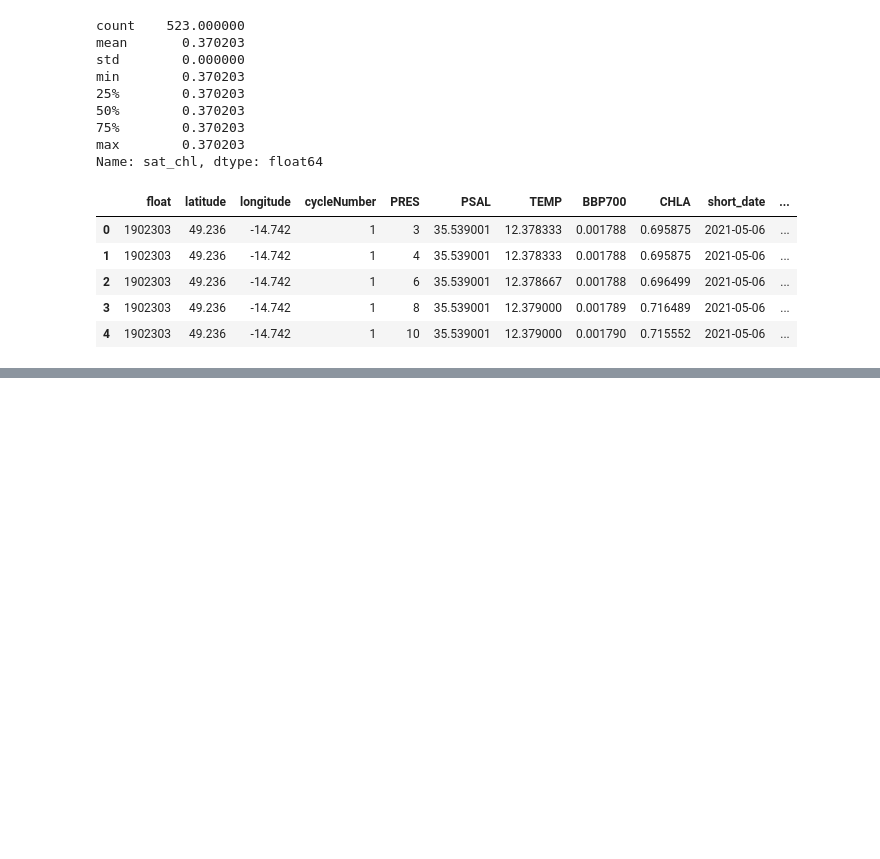
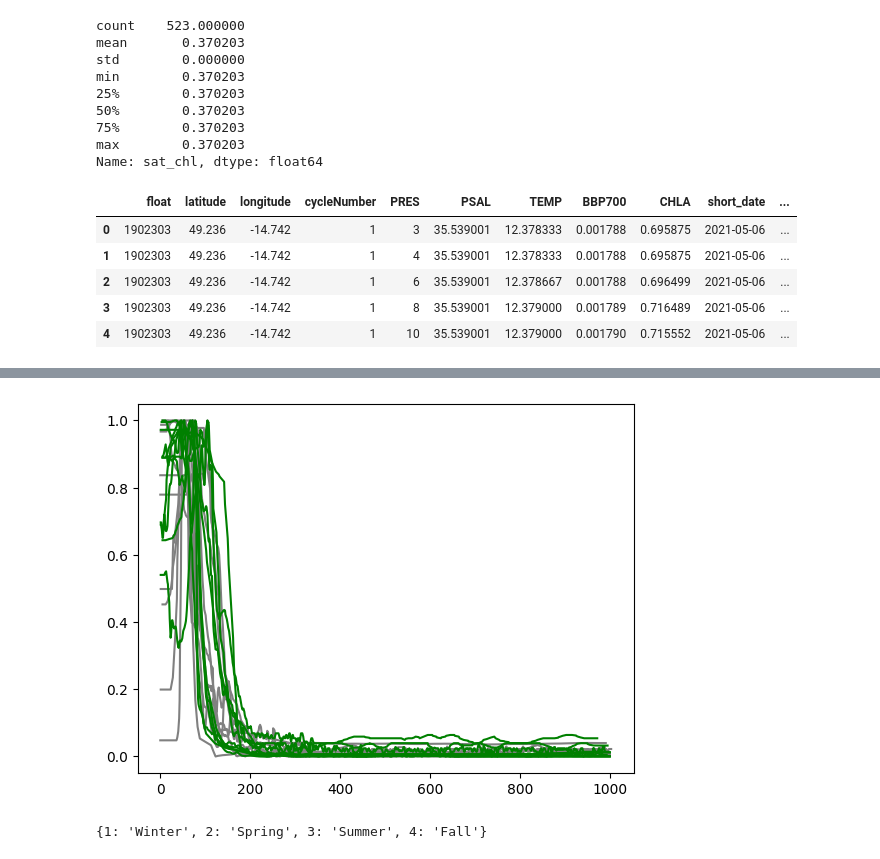
Before and after one commit to gnyirjesy/ocean-depth-characterization, a Jupyter notebook: EDA/clustering_gn.ipynb, the cells around one changed output, grey strips where cells are left out. Cells and saved outputs as stored; diff of their text form; code cells hidden in the pictures; blank space fills up the shorter version.

```diff
--- a/EDA/clustering_gn.ipynb
+++ b/EDA/clustering_gn.ipynb
@@ -277,0 +227,5 @@ _ = plt.plot(xdata, ydata,'x')
+# %%
+#Choose k=6 bc max silhouette
+clustering_kmeans = KMeans(n_clusters=6)
+clusters = clustering_kmeans.fit_predict(pivoted_clustering)
+pivoted['cluster'] = clusters
@@ -277,0 +242,3 @@ _ = plt.plot(xdata, ydata,'x')
+# %%
+cluster_df = df[['float','latitude','longitude','cycleNumber','PRES','PRES_binned','norm_BBP700','norm_CHLA']].merge(pivoted[['float','cycleNumber','cluster']], how='left',on=['float','cycleNumber'])
+cluster_df.head()
@@ -277,0 +252,18 @@ _ = plt.plot(xdata, ydata,'x')
+# %%
+test = cluster_df[cluster_df['cluster']==1]
+test_float_cycle = test[['float','cycleNumber']].drop_duplicates()
+test2 = cluster_df[cluster_df['cluster']==2]
+test_float_cycle2 = test2[['float','cycleNumber']].drop_duplicates()
+# %%
+import random
+randomlist = random.sample(range(0, len(test_float_cycle)), 10)
+randomlist2 = random.sample(range(0, len(test_float_cycle2)), 10)
+# %%
+for i in randomlist:
+    temp = test[(test['float'] == test_float_cycle.iloc[i]['float'])&(test['cycleNumber'] == test_float_cycle.iloc[i]['cycleNumber'])]
+    plt.plot(temp['PRES'],temp['norm_CHLA'], color='gray')
+for i in randomlist2:
+    temp = test2[(test2['float'] == test_float_cycle2.iloc[i]['float'])&(test2['cycleNumber'] == test_float_cycle2.iloc[i]['cycleNumber'])]
+    plt.plot(temp['PRES'],temp['norm_CHLA'], color='green')
+# %% [output]
+[figure, added]
@@ -277,0 +358,4 @@ _ = plt.plot(xdata, ydata,'x')
+# %%
+seasons_dict
+# %% [output]
+{1: 'Winter', 2: 'Spring', 3: 'Summer', 4: 'Fall'}
```
Also changed, not shown: parts of 46 cells of this notebook.
